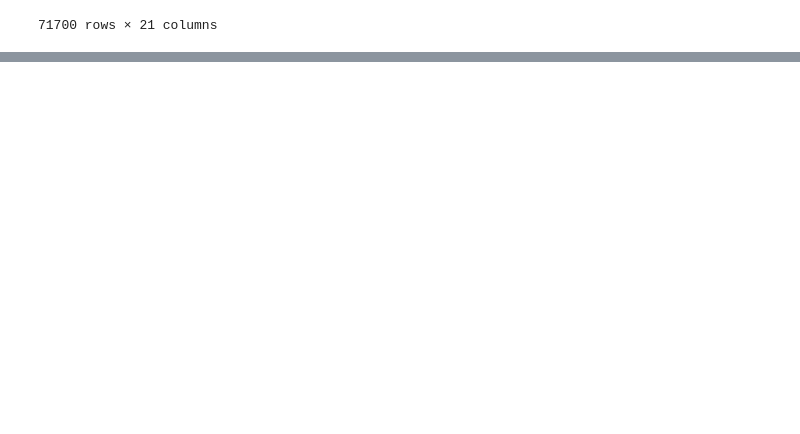
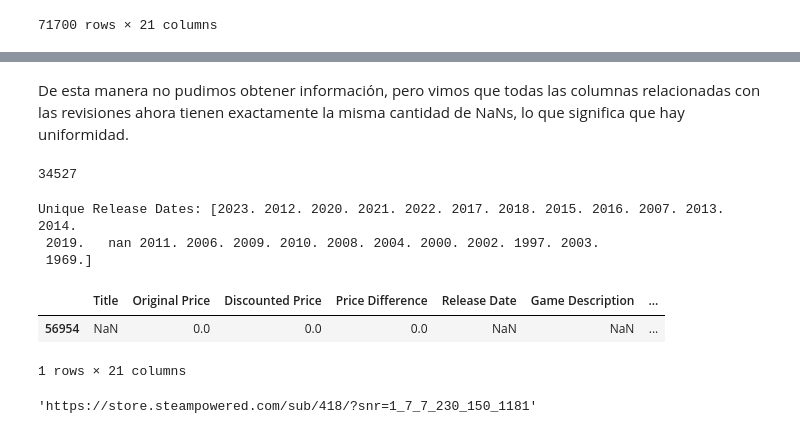
Before and after one commit to profito69/recomendacion-pc1, a Jupyter notebook: Preprocesamiento.ipynb, the cells around one changed output, grey strips where cells are left out. Drawn from its saved outputs; the diff is of its cells as text; code cells hidden in the pictures; blank space fills up the shorter version.

```diff
--- a/Preprocesamiento.ipynb
+++ b/Preprocesamiento.ipynb
@@ -663,0 +789,23 @@ df
+# %% [markdown]
+De esta manera no pudimos obtener información, pero vimos que todas las columnas relacionadas con las revisiones ahora tienen exactamente la misma cantidad de NaNs, lo que significa que hay uniformidad.
+# %%
+complete_rows = df.dropna().shape[0]
+complete_rows
+# %% [output]
+34527
+# %%
+print("Unique Release Dates:", df['Release Date'].unique())
+# %% [output]
+Unique Release Dates: [2023. 2012. 2020. 2021. 2022. 2017. 2018. 2015. 2016. 2007. 2013. 2014.
+ 2019.   nan 2011. 2006. 2009. 2010. 2008. 2004. 2000. 2002. 1997. 2003.
+ 1969.]
+# %%
+df[df['Title'].isna()]
+# %% [output]
+|  | Title | Original Price | Discounted Price | Price Difference | Release Date | Game Description | ... |
+| 56954 | NaN | 0.0 | 0.0 | 0.0 | NaN | NaN | ... |
+1 rows × 21 columns
+# %%
+df.loc[56954, 'Link']
+# %% [output]
+'https://store.steampowered.com/sub/418/?snr=1_7_7_230_150_1181'
```
Also changed, not shown: parts of 50 cells of this notebook, 2 other files.
